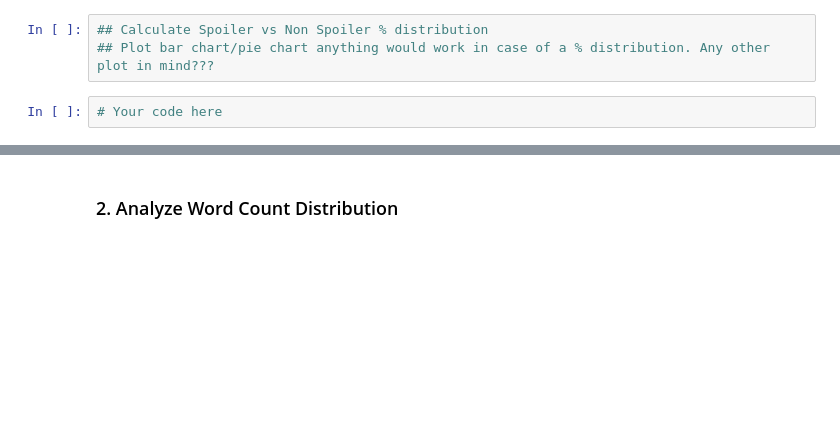
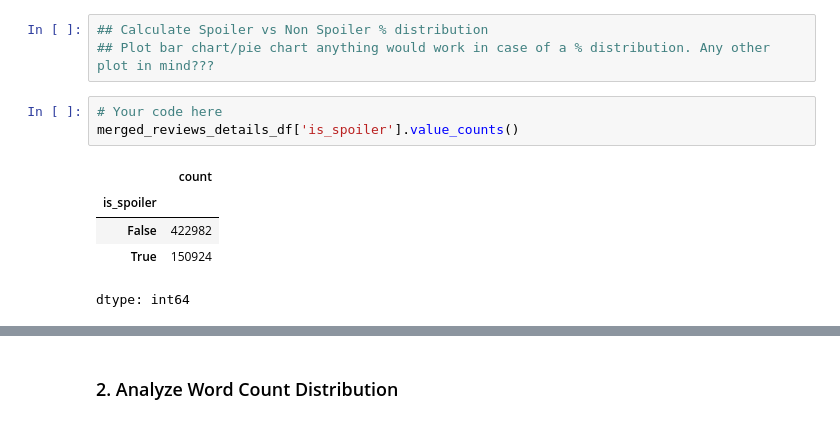
Before and after one commit to umeshrawat/AI_Math_Vedas, a Jupyter notebook: Spoiler_Shield_Solution_Template.ipynb, the cells around one changed output, grey strips where cells are left out. Drawn from its saved outputs; the diff is of its cells as text; blank space fills up the shorter version.

```diff
--- a/Spoiler_Shield_Solution_Template.ipynb
+++ b/Spoiler_Shield_Solution_Template.ipynb
@@ -244,3 +244,10 @@ Some of the EDA steps can be-
 ## Plot bar chart/pie chart anything would work in case of a % distribution. Any other plot in mind???
 # %%
 # Your code here
+merged_reviews_details_df['is_spoiler'].value_counts()
+# %% [output]
+|  | count |
+| is_spoiler |  |
+| False | 422982 |
+| True | 150924 |
+dtype: int64
```
Also changed, not shown: parts of 3 cells of this notebook.
